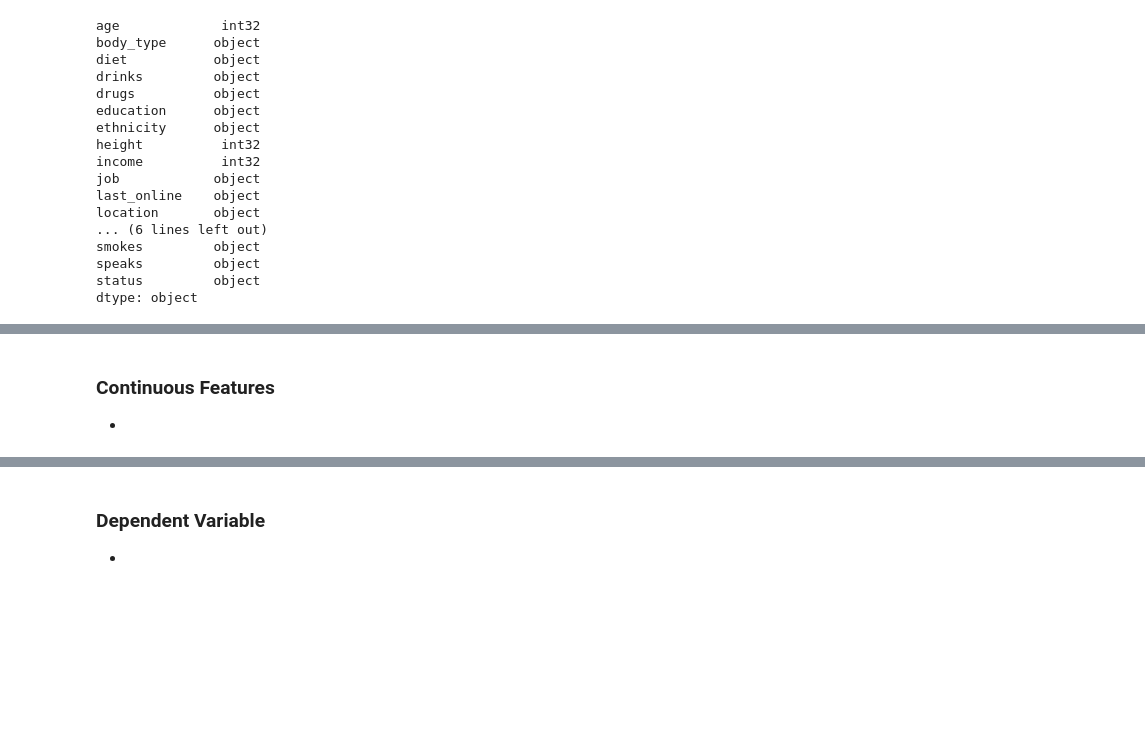
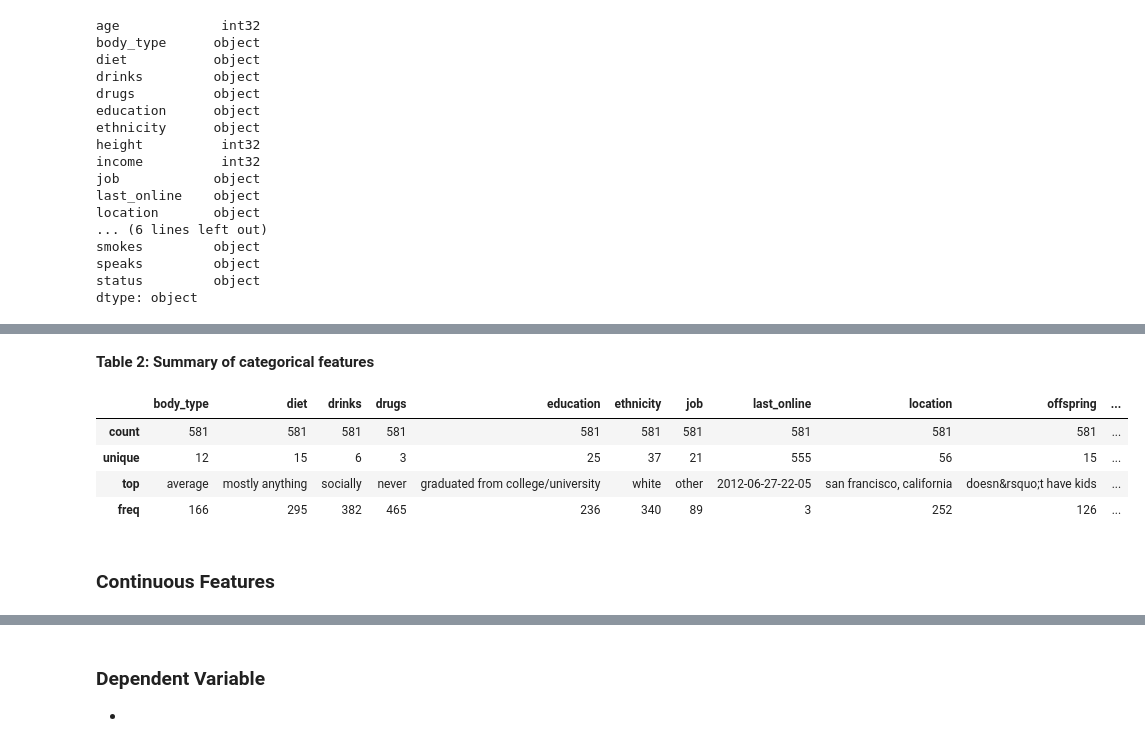
Before and after one commit to ttrash97/MATH2350, a Jupyter notebook: Project_Template.ipynb, the cells around one changed output, grey strips where cells are left out. Drawn from its saved outputs; the diff is of its cells as text; code cells hidden in the pictures; blank space fills up the shorter version.

```diff
--- a/Project_Template.ipynb
+++ b/Project_Template.ipynb
@@ -295,4 +309,12 @@ dtype: object
+# %%
+display(HTML('<b>Table 2: Summary of categorical features</b>'))
+df.describe(include='object')
+# %% [output]
+Table 2: Summary of categorical features
+|  | body_type | diet | drinks | drugs | education | ethnicity | job | last_online | location | offspring | ... |
+| count | 581 | 581 | 581 | 581 | 581 | 581 | 581 | 581 | 581 | 581 | ... |
+| unique | 12 | 15 | 6 | 3 | 25 | 37 | 21 | 555 | 56 | 15 | ... |
+| top | average | mostly anything | socially | never | graduated from college/university | white | other | 2012-06-27-22-05 | san francisco, california | doesn&rsquo;t have kids | ... |
+| freq | 166 | 295 | 382 | 465 | 236 | 340 | 89 | 3 | 252 | 126 | ... |
 # %% [markdown]
 ### Continuous Features
-
--
```
Also changed, not shown: parts of 12 cells of this notebook.
